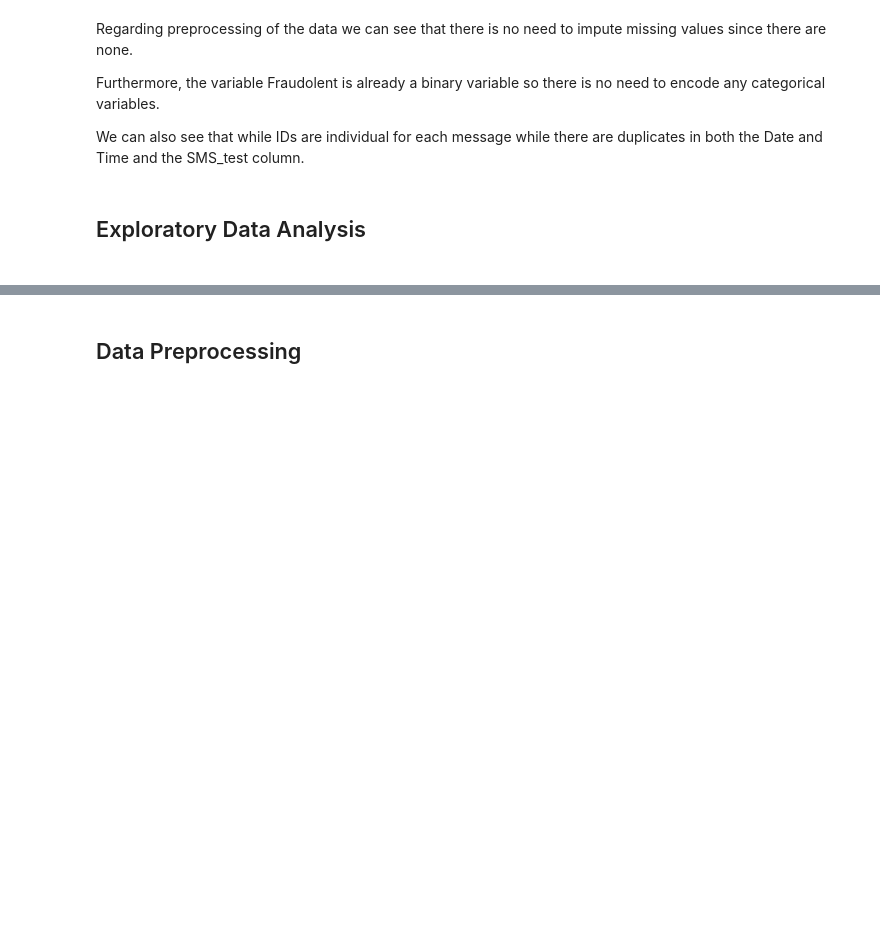
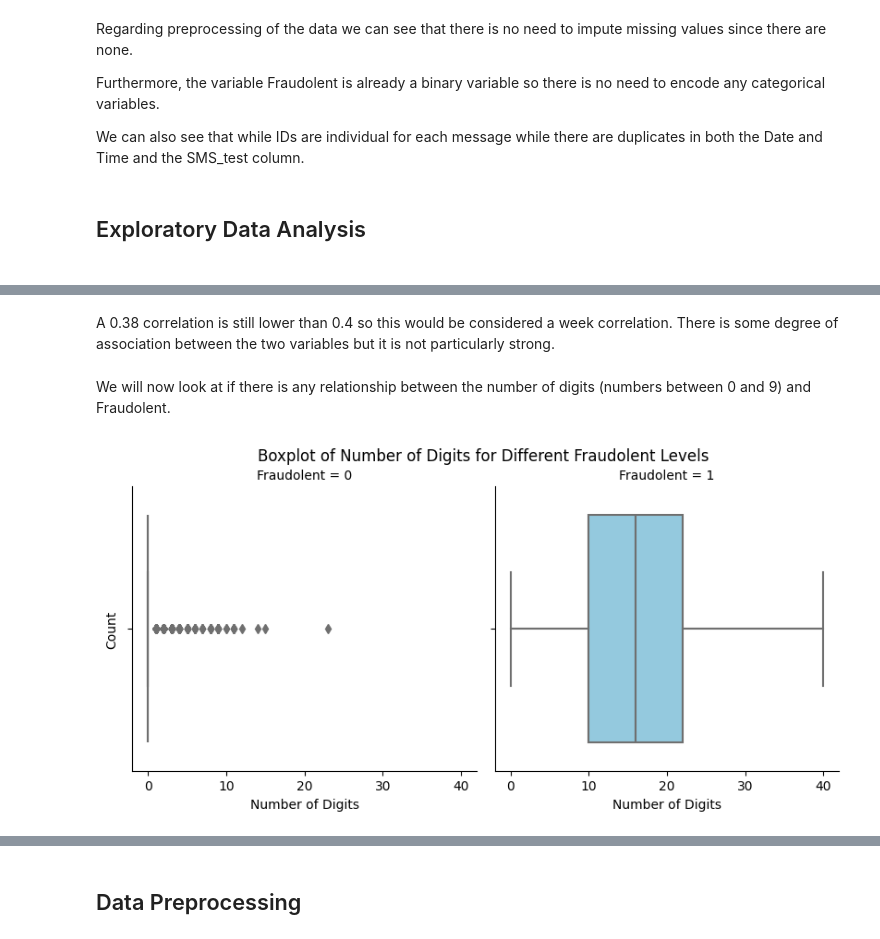
Before and after one commit to birnart/ai_safecom, a Jupyter notebook: main.ipynb, the cells around one changed output, grey strips where cells are left out. Drawn from its saved outputs; the diff is of its cells as text; code cells hidden in the pictures; blank space fills up the shorter version.

```diff
--- a/main.ipynb
+++ b/main.ipynb
@@ -145,0 +172,22 @@ max       1.000000
+# %% [markdown]
+
+A 0.38 correlation is still lower than 0.4 so this would be considered a week correlation. There is some degree of association between the two variables but it is not particularly strong.
+# %% [markdown]
+
+We will now look at if there is any relationship between the number of digits (numbers between 0 and 9) and Fraudolent.
+# %%
+# Calculate the number of digits in each SMS message
+df['Number_of_Digits'] = df['SMS_test'].apply(lambda x: sum(c.isdigit() for c in x))
+
+# Create a FacetGrid and box plot
+g = sns.FacetGrid(df, col='Fraudolent', height=4, col_wrap=2)
+
+g.map(sns.boxplot, 'Number_of_Digits', color='skyblue')
+
+g.set_axis_labels('Number of Digits', 'Count')
+g.fig.suptitle('Boxplot of Number of Digits for Different Fraudolent Levels', y=1.02)
+
+
+plt.show()
+# %% [output]
+[figure, added]
```
Also changed, not shown: parts of 51 cells of this notebook.
